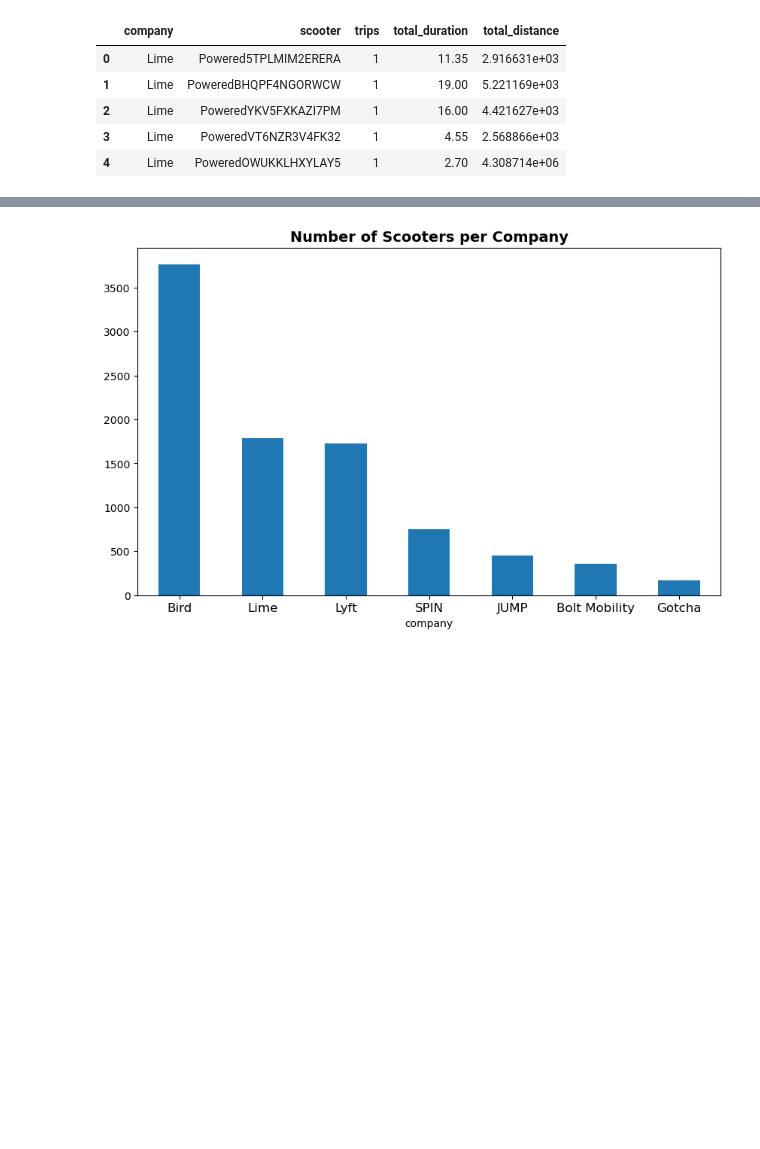
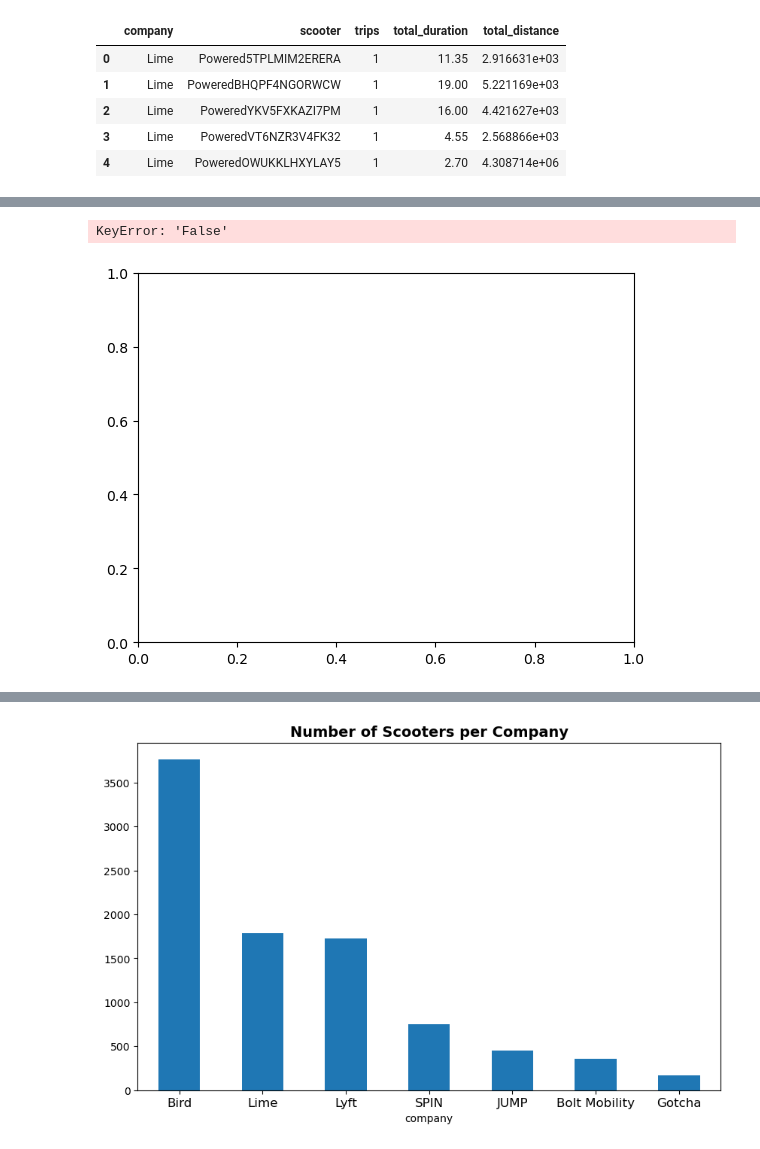
Before and after one commit to NSS-Full-Time-Data-Analytics-11/nashville-scooters-tucker, a Jupyter notebook: notebooks/scooters.ipynb, the cells around one changed output, grey strips where cells are left out. Saved outputs shown, nothing was run; the diff lists cells and outputs as text; code cells hidden in the pictures; blank space fills up the shorter version.

Commit message:
scooters7

```diff
--- a/notebooks/scooters.ipynb
+++ b/notebooks/scooters.ipynb
@@ -379,3 +380,5 @@ trips_per_scooter.head()
 | 2 | Lime | PoweredYKV5FXKAZI7PM | 1 | 16.00 | 4.421627e+03 |
 | 3 | Lime | PoweredVT6NZR3V4FK32 | 1 | 4.55 | 2.568866e+03 |
 | 4 | Lime | PoweredOWUKKLHXYLAY5 | 1 | 2.70 | 4.308714e+06 |
+# %%
+trips_per_scooter['used_frequently'] = trips_per_scooter.trips > 276
@@ -381,0 +404,2 @@ trips_per_scooter.head()
+# %%
+trips_per_scooter['used'] = trips_per_scooter.used_frequency == 'False', then 0, trips_per_scooter.used_frequency == 'True" then 1
@@ -381,0 +408,7 @@ trips_per_scooter.head()
+# %%
+# Let's massage the data a bit to be aggregated by day of week, with
+# columns for each gender. We could leave it in long format as well (
+# with gender as values in a single column).
+agg_trips_per_scooter = trips_per_scooter.groupby(['company', 'used_frequently'])['trips'].sum().unstack().fillna(0)
+
+agg_trips_per_scooter
@@ -382,3 +425,16 @@ trips_per_scooter.head()
+# %%
+fig, ax = plt.subplots()
+
+ax.bar(agg_trips_per_scooter.index, agg_trips_per_scooter['False'], label='False')
+# Then plot the 'Female' bars on top, starting at the top of the 'Male'
+# bars.
+ax.bar(agg_trips_per_scooter.index, agg_trips_per_scooter['True'], bottom=agg_trips_per_scooter['False'],
+       label='True')
+ax.set_title('Tips by Day and Gender')
+ax.legend()
+# %% [output]
+KeyError: 'False'
+[figure, added]
 # %%
 scooters_used_often = trips_per_scooter.loc[trips_per_scooter['trips'] > 276]
 # %%
```
Also changed, not shown: parts of 22 cells of this notebook.
